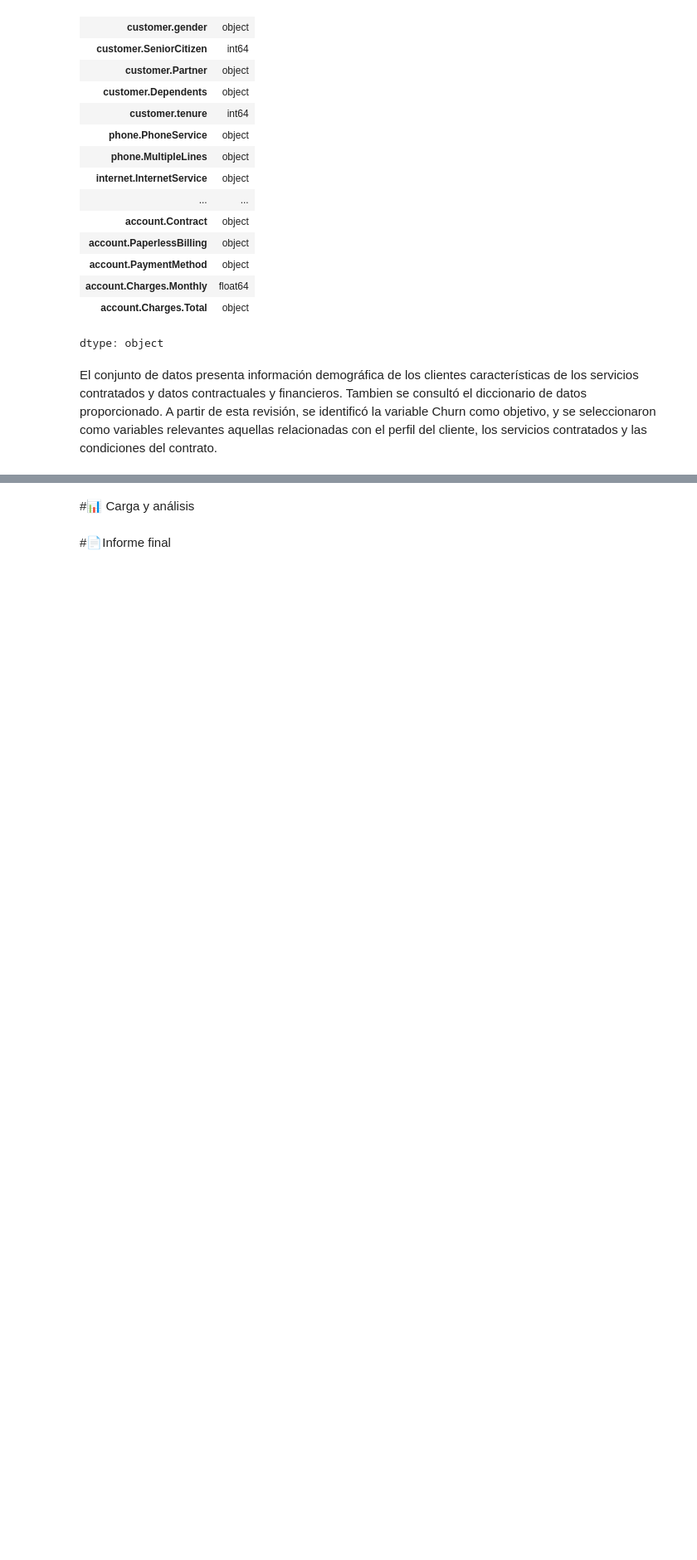
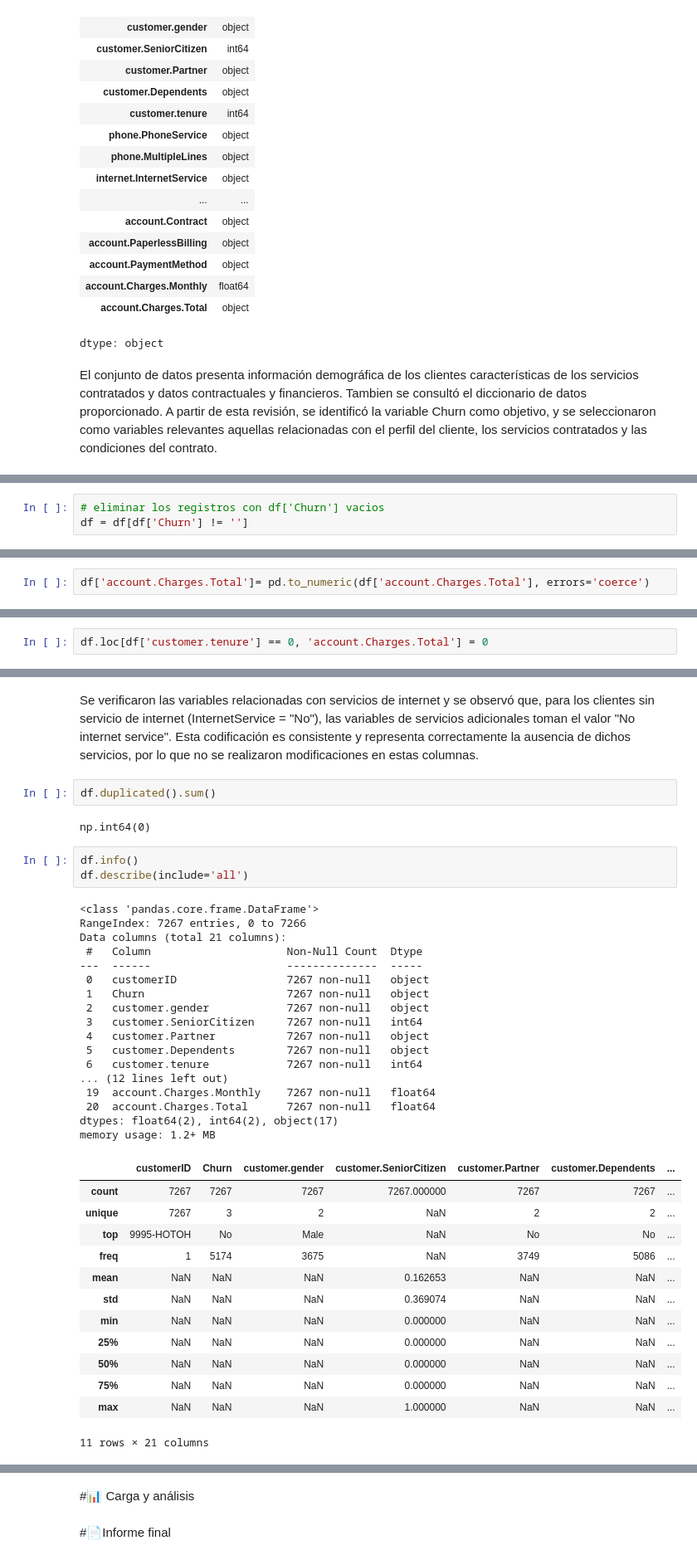
Before and after one commit to yaramirezte/TelecomX_LATAM, a Jupyter notebook: TelecomX_LATAM.ipynb, the cells around one changed output, grey strips where cells are left out. Shown at 83% size. Drawn from its saved outputs; the diff is of its cells as text; blank space fills up the shorter version.

```diff
--- a/TelecomX_LATAM.ipynb
+++ b/TelecomX_LATAM.ipynb
@@ -198,0 +239,3 @@ El conjunto de datos presenta información demográfica de los clientes caracter
+# %%
+# eliminar los registros con df['Churn'] vacios
+df = df[df['Churn'] != '']
@@ -198,0 +254,2 @@ El conjunto de datos presenta información demográfica de los clientes caracter
+# %%
+df['account.Charges.Total']= pd.to_numeric(df['account.Charges.Total'], errors='coerce')
@@ -198,0 +296,2 @@ El conjunto de datos presenta información demográfica de los clientes caracter
+# %%
+df.loc[df['customer.tenure'] == 0, 'account.Charges.Total'] = 0
@@ -198,0 +339,40 @@ El conjunto de datos presenta información demográfica de los clientes caracter
+# %% [markdown]
+Se verificaron las variables relacionadas con servicios de internet y se observó que, para los clientes sin servicio de internet (InternetService = "No"), las variables de servicios adicionales toman el valor "No internet service". Esta codificación es consistente y representa correctamente la ausencia de dichos servicios, por lo que no se realizaron modificaciones en estas columnas.
+# %%
+df.duplicated().sum()
+# %% [output]
+np.int64(0)
+# %%
+df.info()
+df.describe(include='all')
+# %% [output]
+<class 'pandas.core.frame.DataFrame'>
+RangeIndex: 7267 entries, 0 to 7266
+Data columns (total 21 columns):
+ #   Column                     Non-Null Count  Dtype
+---  ------                     --------------  -----
+ 0   customerID                 7267 non-null   object
+ 1   Churn                      7267 non-null   object
+ 2   customer.gender            7267 non-null   object
+ 3   customer.SeniorCitizen     7267 non-null   int64
+ 4   customer.Partner           7267 non-null   object
+ 5   customer.Dependents        7267 non-null   object
+ 6   customer.tenure            7267 non-null   int64
+... (12 lines left out)
+ 19  account.Charges.Monthly    7267 non-null   float64
+ 20  account.Charges.Total      7267 non-null   float64
+dtypes: float64(2), int64(2), object(17)
+memory usage: 1.2+ MB
+|  | customerID | Churn | customer.gender | customer.SeniorCitizen | customer.Partner | customer.Dependents | ... |
+| count | 7267 | 7267 | 7267 | 7267.000000 | 7267 | 7267 | ... |
+| unique | 7267 | 3 | 2 | NaN | 2 | 2 | ... |
+| top | 9995-HOTOH | No | Male | NaN | No | No | ... |
+| freq | 1 | 5174 | 3675 | NaN | 3749 | 5086 | ... |
+| mean | NaN | NaN | NaN | 0.162653 | NaN | NaN | ... |
+| std | NaN | NaN | NaN | 0.369074 | NaN | NaN | ... |
+| min | NaN | NaN | NaN | 0.000000 | NaN | NaN | ... |
+| 25% | NaN | NaN | NaN | 0.000000 | NaN | NaN | ... |
+| 50% | NaN | NaN | NaN | 0.000000 | NaN | NaN | ... |
+| 75% | NaN | NaN | NaN | 0.000000 | NaN | NaN | ... |
+| max | NaN | NaN | NaN | 1.000000 | NaN | NaN | ... |
+11 rows × 21 columns
```
Also changed, not shown: parts of 21 cells of this notebook.
